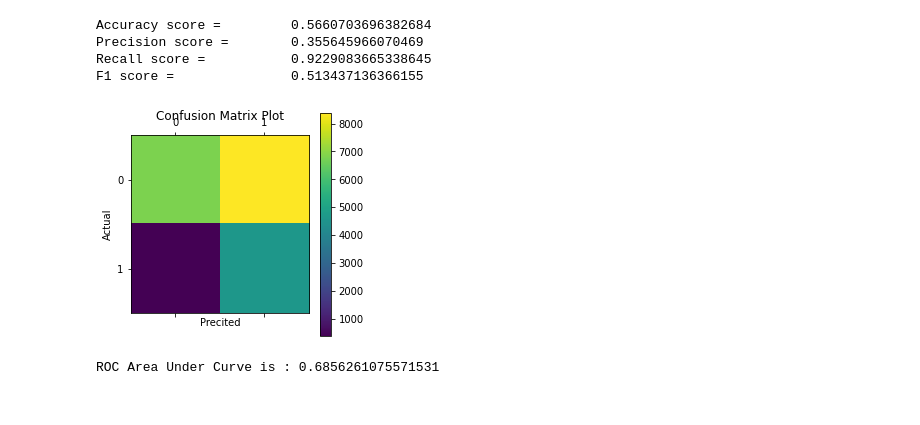
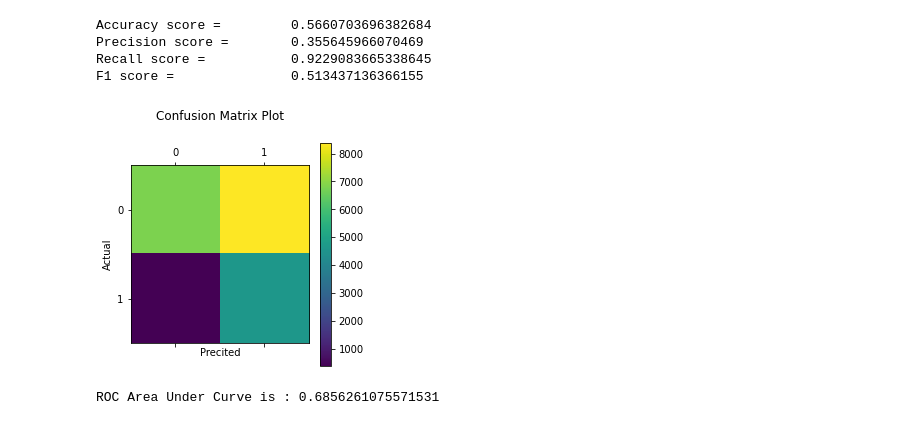
Before and after one commit to ssunwalka01/peopleinteractive, a Jupyter notebook: Shubham_2.ipynb, the cells around one changed output. Saved outputs shown, nothing was run; the diff lists cells and outputs as text; code cells hidden in the pictures.

```diff
--- a/Shubham_2.ipynb
+++ b/Shubham_2.ipynb
@@ -805,14 +884,14 @@ F1 score =               0.513437136366155
 # %%
 from sklearn.metrics import confusion_matrix
 cm = confusion_matrix(y_test, preds)
 plt.matshow(cm)
-plt.title('Confusion Matrix Plot')
+plt.title('Confusion Matrix Plot\n\n')
 plt.colorbar()
 plt.xlabel('Precited')
 plt.ylabel('Actual')
 plt.show();
 # %% [output]
-[figure, old version]
+[figure, new version]
 # %%
 from sklearn.metrics import roc_curve, auc
 false_positive_rate, true_positive_rate, thresholds = roc_curve(y_test, preds)
```
Also changed, not shown: parts of 8 cells of this notebook.
